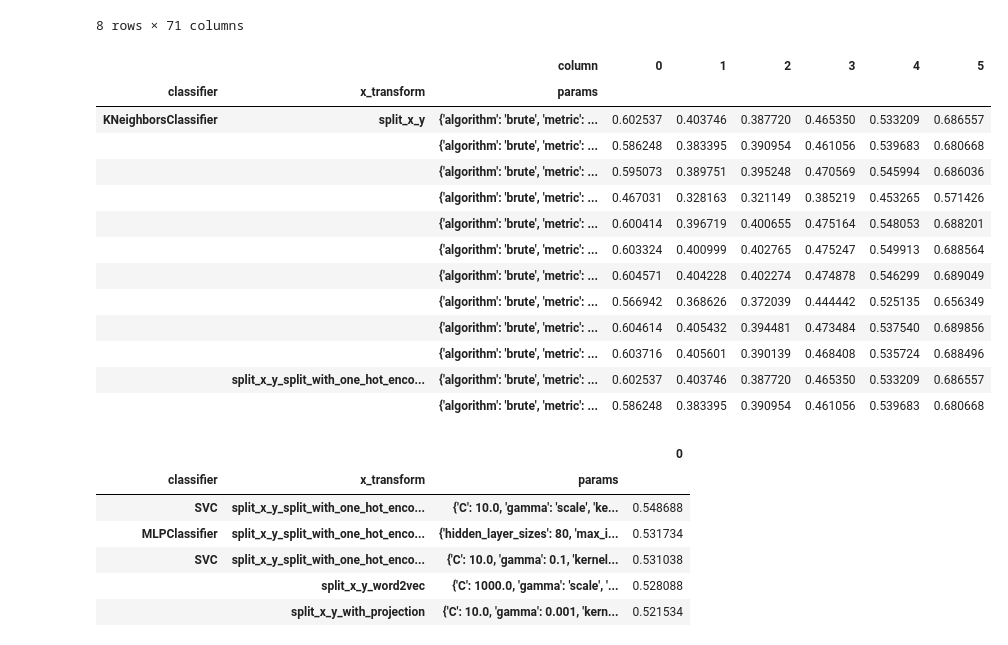
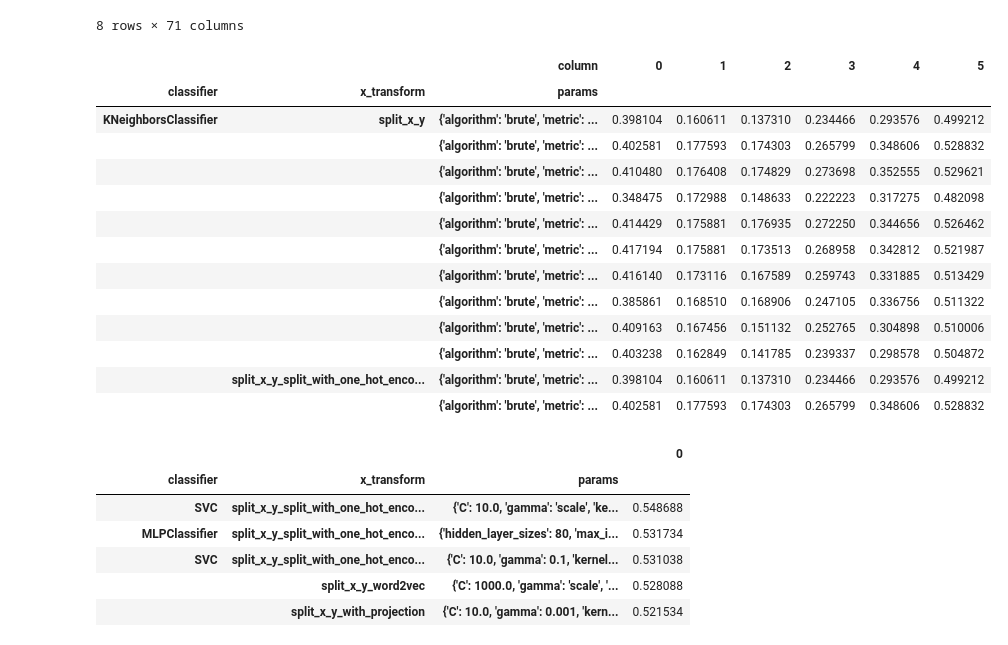
Before and after one commit to SrMouraSilva/RBM, a Jupyter notebook: experiments/notebooks/Grid search results.ipynb, the cells around one changed output. Saved outputs shown, nothing was run; the diff lists cells and outputs as text; code cells hidden in the pictures.

```diff
--- a/experiments/notebooks/Grid search results.ipynb
+++ b/experiments/notebooks/Grid search results.ipynb
@@ -55,33 +55,33 @@ data_mean.head(8)
 8 rows × 71 columns
 # %%
 # Organized as pivot table
-#column = 'mean_test_accuracy'
+column = 'mean_test_accuracy'
 #column = 'mean_test_hit@5'
 #column = 'mean_test_mrr'
-column = 'mean_test_mdcg'
+#column = 'mean_test_mdcg'
 #column = 'mean_test_map'
 
 mean_by_column_pivot_table = data_mean[column]\
     .to_frame()\
     .pivot_table(index=['classifier', 'x_transform', 'params'], columns='column', values=column)
 
 mean_by_column_pivot_table.head(12)
 #best_pivot_table = best.pivot_table(index=['classifier', 'x_transform', 'params'], columns='column', values=column)
 # %% [output]
 |  |  | column | 0 | 1 | 2 | 3 | 4 | 5 |
 | classifier | x_transform | params |  |  |  |  |  |  |
-| KNeighborsClassifier | split_x_y | {'algorithm': 'brute', 'metric': ... | 0.602537 | 0.403746 | 0.387720 | 0.465350 | 0.533209 | 0.686557 |
-|  |  | {'algorithm': 'brute', 'metric': ... | 0.586248 | 0.383395 | 0.390954 | 0.461056 | 0.539683 | 0.680668 |
-|  |  | {'algorithm': 'brute', 'metric': ... | 0.595073 | 0.389751 | 0.395248 | 0.470569 | 0.545994 | 0.686036 |
-|  |  | {'algorithm': 'brute', 'metric': ... | 0.467031 | 0.328163 | 0.321149 | 0.385219 | 0.453265 | 0.571426 |
-|  |  | {'algorithm': 'brute', 'metric': ... | 0.600414 | 0.396719 | 0.400655 | 0.475164 | 0.548053 | 0.688201 |
-|  |  | {'algorithm': 'brute', 'metric': ... | 0.603324 | 0.400999 | 0.402765 | 0.475247 | 0.549913 | 0.688564 |
-|  |  | {'algorithm': 'brute', 'metric': ... | 0.604571 | 0.404228 | 0.402274 | 0.474878 | 0.546299 | 0.689049 |
-|  |  | {'algorithm': 'brute', 'metric': ... | 0.566942 | 0.368626 | 0.372039 | 0.444442 | 0.525135 | 0.656349 |
-|  |  | {'algorithm': 'brute', 'metric': ... | 0.604614 | 0.405432 | 0.394481 | 0.473484 | 0.537540 | 0.689856 |
-|  |  | {'algorithm': 'brute', 'metric': ... | 0.603716 | 0.405601 | 0.390139 | 0.468408 | 0.535724 | 0.688496 |
-|  | split_x_y_split_with_one_hot_enco... | {'algorithm': 'brute', 'metric': ... | 0.602537 | 0.403746 | 0.387720 | 0.465350 | 0.533209 | 0.686557 |
-|  |  | {'algorithm': 'brute', 'metric': ... | 0.586248 | 0.383395 | 0.390954 | 0.461056 | 0.539683 | 0.680668 |
+| KNeighborsClassifier | split_x_y | {'algorithm': 'brute', 'metric': ... | 0.398104 | 0.160611 | 0.137310 | 0.234466 | 0.293576 | 0.499212 |
+|  |  | {'algorithm': 'brute', 'metric': ... | 0.402581 | 0.177593 | 0.174303 | 0.265799 | 0.348606 | 0.528832 |
+|  |  | {'algorithm': 'brute', 'metric': ... | 0.410480 | 0.176408 | 0.174829 | 0.273698 | 0.352555 | 0.529621 |
+|  |  | {'algorithm': 'brute', 'metric': ... | 0.348475 | 0.172988 | 0.148633 | 0.222223 | 0.317275 | 0.482098 |
+|  |  | {'algorithm': 'brute', 'metric': ... | 0.414429 | 0.175881 | 0.176935 | 0.272250 | 0.344656 | 0.526462 |
+|  |  | {'algorithm': 'brute', 'metric': ... | 0.417194 | 0.175881 | 0.173513 | 0.268958 | 0.342812 | 0.521987 |
+|  |  | {'algorithm': 'brute', 'metric': ... | 0.416140 | 0.173116 | 0.167589 | 0.259743 | 0.331885 | 0.513429 |
+|  |  | {'algorithm': 'brute', 'metric': ... | 0.385861 | 0.168510 | 0.168906 | 0.247105 | 0.336756 | 0.511322 |
+|  |  | {'algorithm': 'brute', 'metric': ... | 0.409163 | 0.167456 | 0.151132 | 0.252765 | 0.304898 | 0.510006 |
+|  |  | {'algorithm': 'brute', 'metric': ... | 0.403238 | 0.162849 | 0.141785 | 0.239337 | 0.298578 | 0.504872 |
+|  | split_x_y_split_with_one_hot_enco... | {'algorithm': 'brute', 'metric': ... | 0.398104 | 0.160611 | 0.137310 | 0.234466 | 0.293576 | 0.499212 |
+|  |  | {'algorithm': 'brute', 'metric': ... | 0.402581 | 0.177593 | 0.174303 | 0.265799 | 0.348606 | 0.528832 |
 # %%
 # Max values by mean
 mean_by_column_pivot_table\
```
Also changed, not shown: 2 other files.
